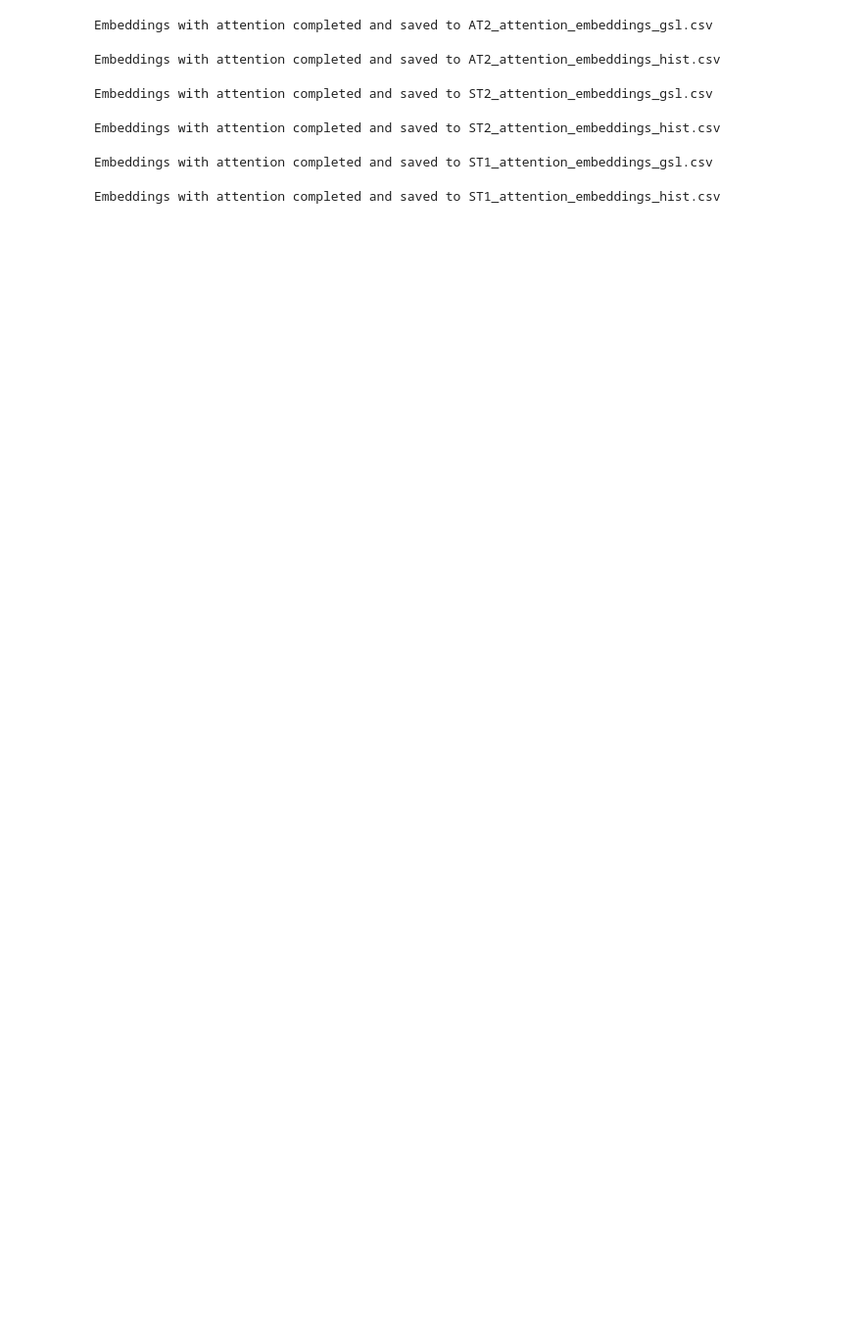
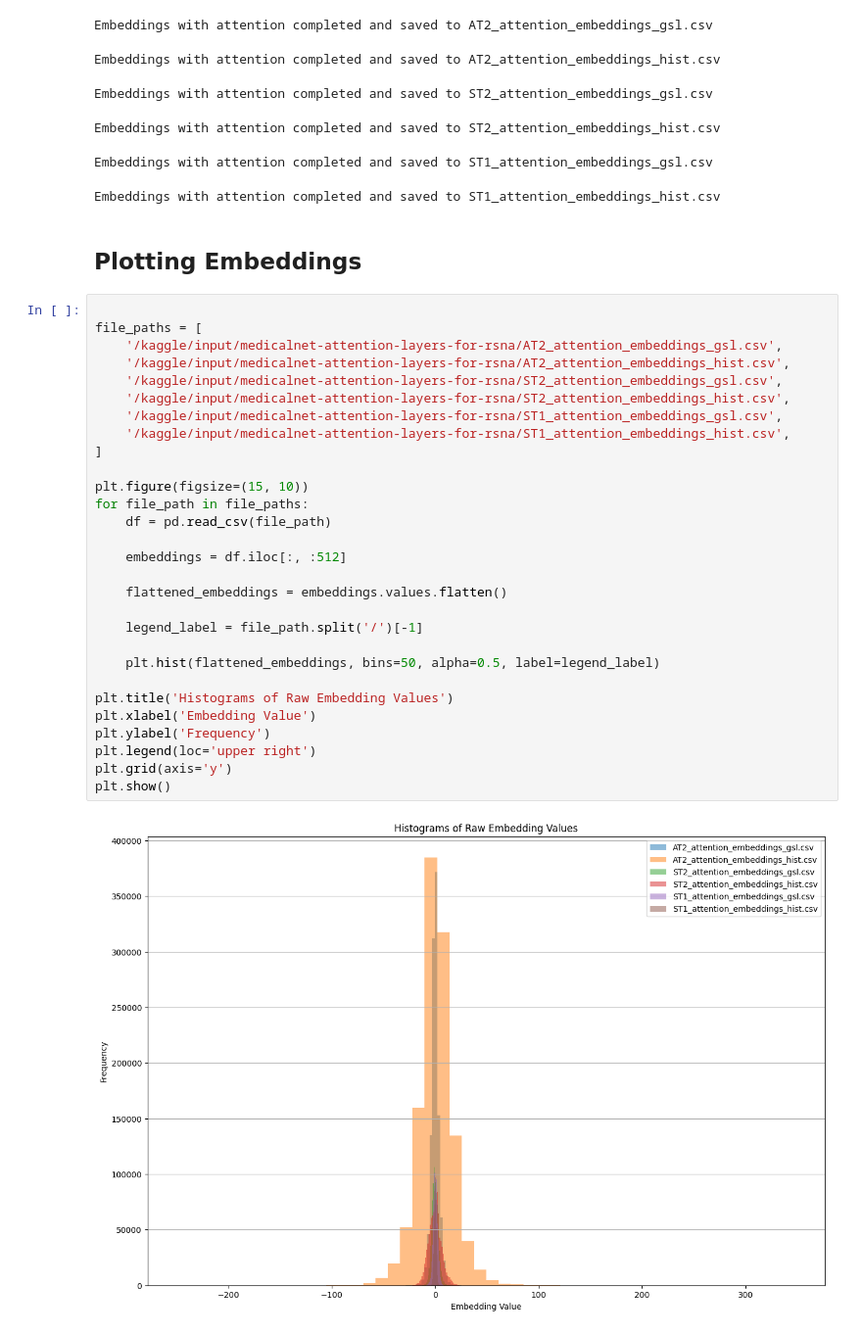
Before and after one commit to ahmedembeddedxx/lumbar-spine-degenerative-classification, a Jupyter notebook: src/ML/3 medicalnet-attention-embeddings.ipynb, the cells around one changed output. Shown at 98% size. Cells and saved outputs as stored; diff of their text form; blank space fills up the shorter version.

```diff
--- a/src/ML/3 medicalnet-attention-embeddings.ipynb
+++ b/src/ML/3 medicalnet-attention-embeddings.ipynb
@@ -136,3 +136,36 @@ Embeddings with attention completed and saved to ST2_attention_embeddings_gsl.cs
 Embeddings with attention completed and saved to ST2_attention_embeddings_hist.csv
 Embeddings with attention completed and saved to ST1_attention_embeddings_gsl.csv
 Embeddings with attention completed and saved to ST1_attention_embeddings_hist.csv
+# %% [markdown]
+## **Plotting Embeddings**
+# %%
+
+file_paths = [
+    '/kaggle/input/medicalnet-attention-layers-for-rsna/AT2_attention_embeddings_gsl.csv',
+    '/kaggle/input/medicalnet-attention-layers-for-rsna/AT2_attention_embeddings_hist.csv',
+    '/kaggle/input/medicalnet-attention-layers-for-rsna/ST2_attention_embeddings_gsl.csv',
+    '/kaggle/input/medicalnet-attention-layers-for-rsna/ST2_attention_embeddings_hist.csv',
+    '/kaggle/input/medicalnet-attention-layers-for-rsna/ST1_attention_embeddings_gsl.csv',
+    '/kaggle/input/medicalnet-attention-layers-for-rsna/ST1_attention_embeddings_hist.csv',
+]
+
+plt.figure(figsize=(15, 10))
+for file_path in file_paths:
+    df = pd.read_csv(file_path)
+
+    embeddings = df.iloc[:, :512]
+
+    flattened_embeddings = embeddings.values.flatten()
+
+    legend_label = file_path.split('/')[-1]
+
+    plt.hist(flattened_embeddings, bins=50, alpha=0.5, label=legend_label)
+
+plt.title('Histograms of Raw Embedding Values')
+plt.xlabel('Embedding Value')
+plt.ylabel('Frequency')
+plt.legend(loc='upper right')
+plt.grid(axis='y')
+plt.show()
+# %% [output]
+[figure, added]
```
Also changed, not shown: 3 other files.
